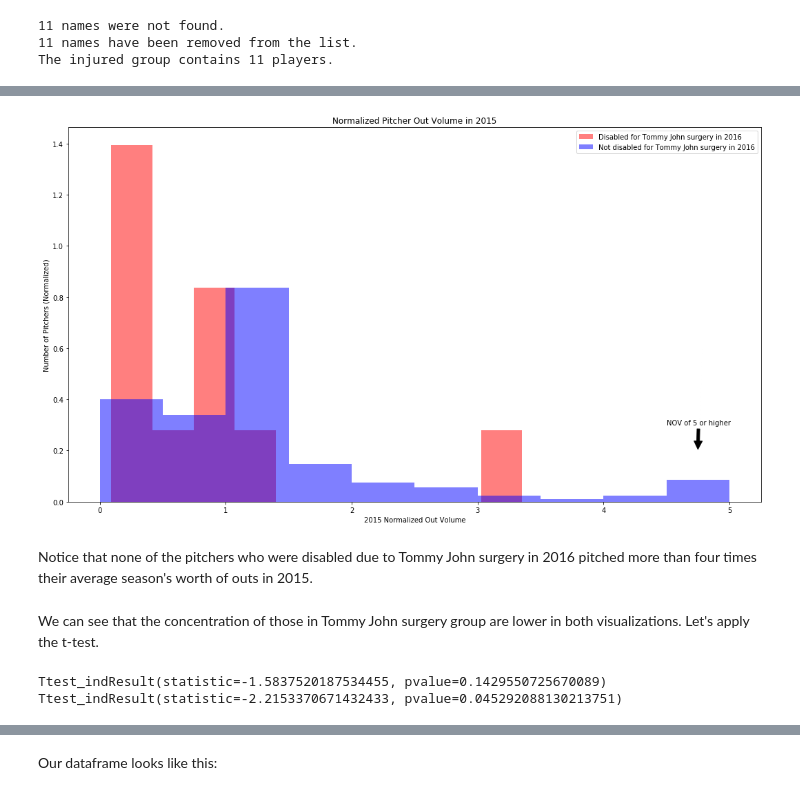
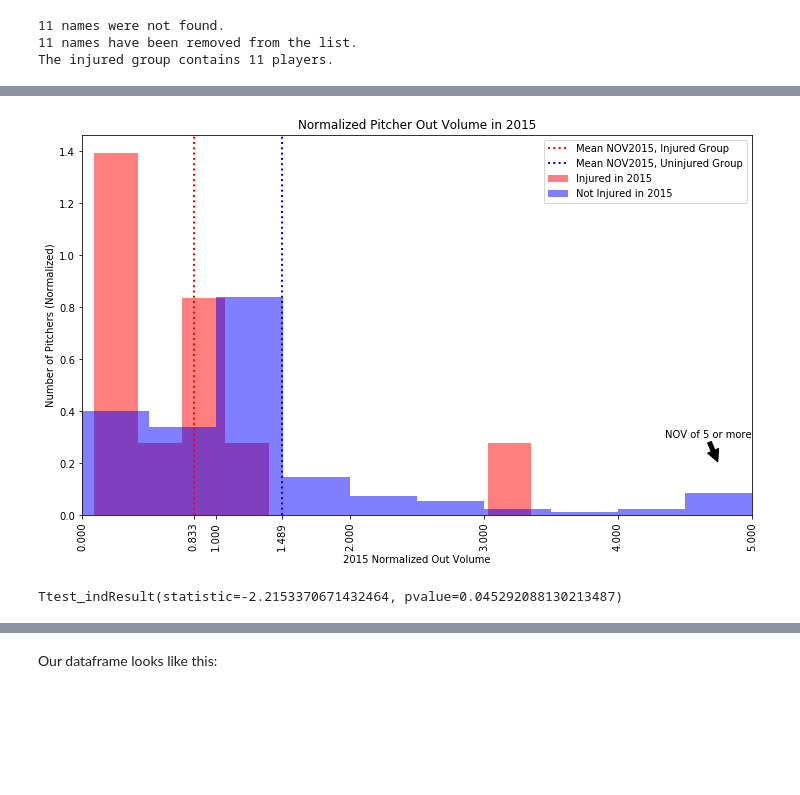
Before and after one commit to AlliedToasters/pitchers, a Jupyter notebook: PitchersInjuries.ipynb, the cells around one changed output, grey strips where cells are left out. Saved outputs shown, nothing was run; the diff lists cells and outputs as text; code cells hidden in the pictures; blank space fills up the shorter version.

```diff
--- a/PitchersInjuries.ipynb
+++ b/PitchersInjuries.ipynb
@@ -204,4 +176,0 @@ Our injured group size is 231, so we'll make our random sample the same size: 23
-# %%
-df.Inj2016 = False
-for name in df.sample(231).NOV2015.index:
-    df.set_value(name, 'Inj2016', True)
@@ -281,34 +244,35 @@ The small size of our surgery group shows itself here. However, they mostly appe
 # %%
+inj_mean = df[df['Inj2016'] == True].NOV2015.mean()
+uninj_mean = df[df['Inj2016'] == False].NOV2015.mean()
+
 nov2015_inj = list(df[df['Inj2016']==True].NOV2015)
 for i, val in enumerate(nov2015_inj): #Set anything greater than 5 to 5.
     if val > 5:
         nov2015_inj[i] = 5
 
 nov2015_uninj = list(df[df['Inj2016']==False].NOV2015)
 for i, val in enumerate(nov2015_uninj): #Set anything greater than 5 to 5.
     if val > 5:
         nov2015_uninj[i] = 5
 
-fig = plt.figure(figsize=(18, 10));
+fig = plt.figure(figsize=(12, 7));
 ax = fig.add_subplot(111)
-plt.hist(nov2015_inj, color = 'r', alpha = .5, normed=True, label='Disabled for Tommy John surgery in 2016');
-plt.hist(nov2015_uninj, color = 'b', alpha = .5, normed=True, label='Not disabled for Tommy John surgery in 2016');
+plt.hist(nov2015_inj, color='r', alpha=.5, normed=True, label='Injured in 2015');
+plt.axvline(inj_mean, color='r', linestyle='dotted', linewidth=2, label='Mean NOV2015, Injured Group');
+plt.hist(nov2015_uninj, color='b', alpha=.5, normed=True, label='Not Injured in 2015');
+plt.axvline(uninj_mean, color='b', linestyle='dotted', linewidth=2, label='Mean NOV2015, Uninjured Group')
+plt.xticks((list(plt.xticks()[0])+[inj_mean, uninj_mean]), rotation=90);
 plt.title('Normalized Pitcher Out Volume in 2015');
 plt.ylabel('Number of Pitchers (Normalized)');
 plt.xlabel('2015 Normalized Out Volume');
-ax.annotate('NOV of 5 or higher', xy=(4.75, .2), xytext=(4.5, .3),
+ax.annotate('NOV of 5 or more', xy=(4.75, .2), xytext=(4.35, .3),
             arrowprops=dict(facecolor='black', shrink=0.05),
-            )
+            );
+ax.set_xlim(0, 5)
 plt.legend();
 # %% [output]
-[figure, old version]
+[figure, new version]
-# %% [markdown]
-Notice that none of the pitchers who were disabled due to Tommy John surgery in 2016 pitched more than four times their average season's worth of outs in 2015.
-# %% [markdown]
-We can see that the concentration of those in Tommy John surgery group are lower in both visualizations. Let's apply the t-test.
 # %%
-print(ttest_ind(df[df['Inj2016']==True]['OV2015'], df[df['Inj2016']==False]['OV2015'], equal_var = False))
 print(ttest_ind(df[df['Inj2016']==True]['NOV2015'], df[df['Inj2016']==False]['NOV2015'], equal_var = False))
 # %% [output]
-Ttest_indResult(statistic=-1.5837520187534455, pvalue=0.1429550725670089)
-Ttest_indResult(statistic=-2.2153370671432433, pvalue=0.045292088130213751)
+Ttest_indResult(statistic=-2.2153370671432464, pvalue=0.045292088130213487)
```
Also changed, not shown: parts of 83 cells of this notebook.
